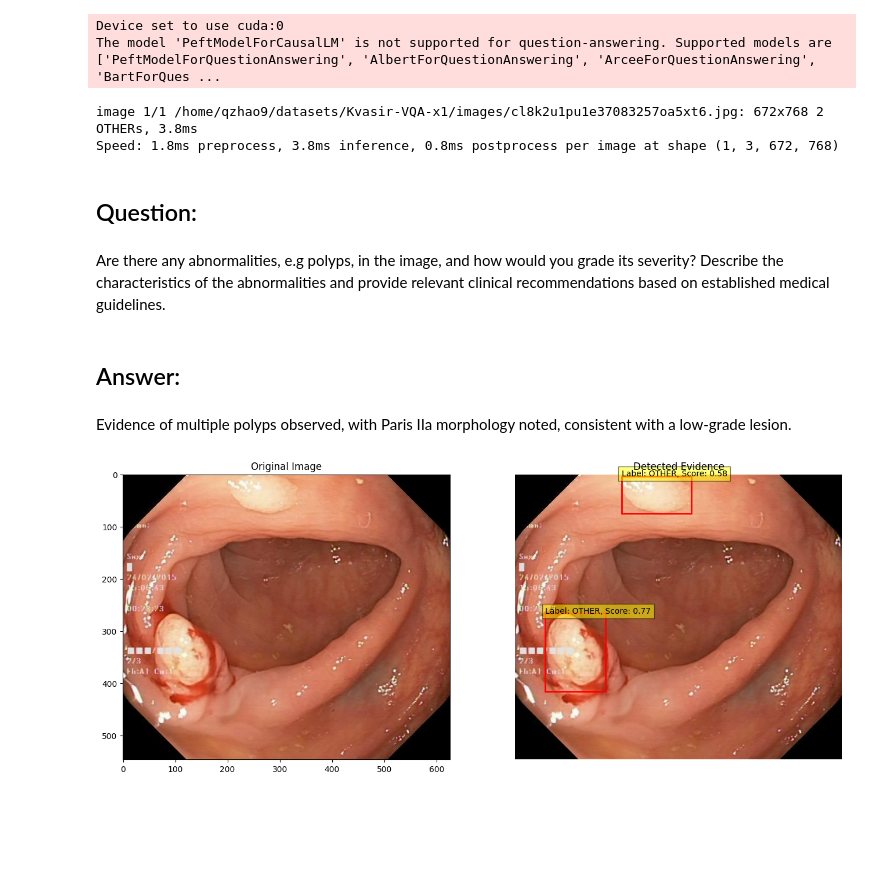
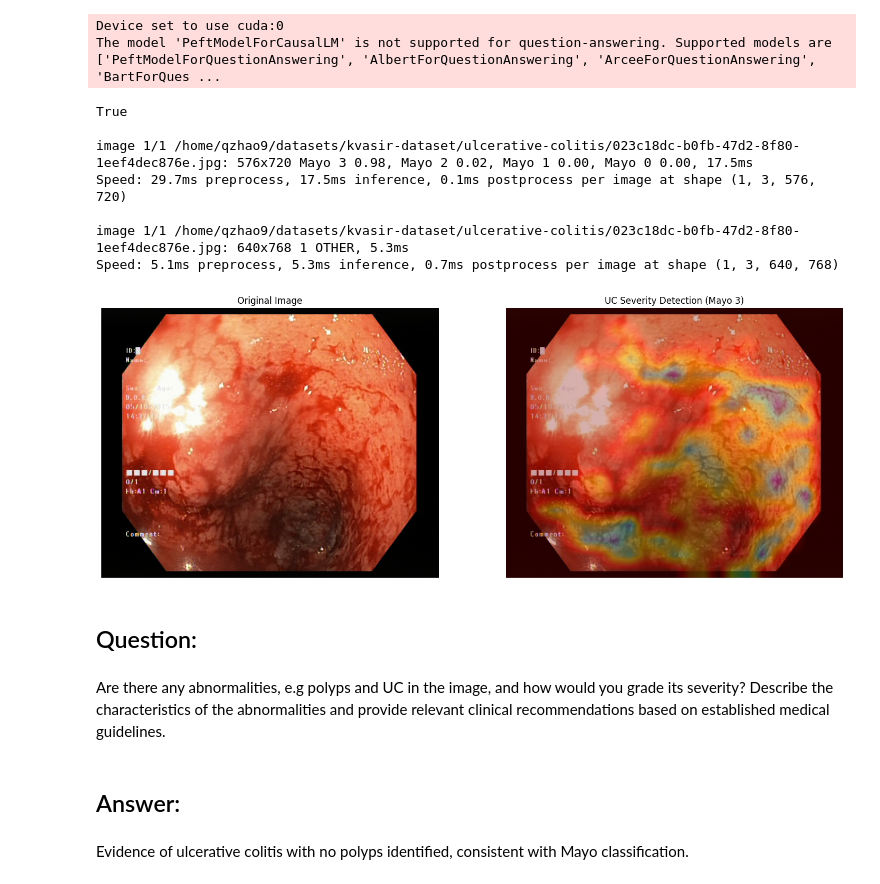
Before and after one commit to Q-Zhao-9/gradproj, a Jupyter notebook: experiments/rag.ipynb, the cells around one changed output. Drawn from its saved outputs; the diff is of its cells as text; code cells hidden in the pictures; blank space fills up the shorter version.

```diff
--- a/experiments/rag.ipynb
+++ b/experiments/rag.ipynb
@@ -924,24 +924,46 @@ You are a medical expert. Use ONLY the evidence provided.
 === Evidence ===
 {context}
 
+Answer the following question.
 === Question ===
 {question}
 
 Provide a detailed medical answer with a rationale referencing the evidence.
+""",
+
+'v3':"""
+You are a medical expert. You are given the following evidence from medical literature:
+=== Evidence ===
+{context}
+
+A polyp and UC detection system has detected the following from the image: UC severity level is {uc_severity}, {num_polyps} polyps detected. Include those details in your answer.
+
+Answer the following question.
+=== Question ===
+{question}
+
+Provide a detailed medical answer (for example, number of polyps found, the severity of UC), and clarify the answer with a rationale referencing the evidence.
 """
 }
 
-def medical_rag_qa(img,question, prompt_version='v2'):
+def medical_rag_qa(img,question, prompt_version='v2',uc_severity=None, num_of_polyps=None):
     # Step 1 — Convert to PICO
     pico_question = pico_query(img,question)
     # print('=========== Generated PICO Format Question =====================================')
     # print(pico_question)
     # Step 2 — Retrieve evidence
     retrieved = retrieve_top_k(pico_question, k=5)
-    context = "\n".join(retrieved[0])
+    # context = "\n".join(retrieved[0])
+    context = ""
     # Step 3 — Construct final answer prompt
+    # if uc_severity:
+    #     # question = f'From the given image, the patient has ulcerative colitis with severity level: {uc_severity}. {question}'
+    #     context = f'The patient has ulcerative colitis with severity level: {uc_severity}.\n' + context
 
-    final_prompt = qa_prompt[prompt_version].format(context=context, question=question)
+    final_prompt = qa_prompt[prompt_version].format(context=context,
+                                                    question=question,
+                                                    uc_severity=uc_severity if uc_severity else 'N/A',
+                                                    num_polyps=num_of_polyps if num_of_polyps else 'N/A')
     # print('=========== QA Prompt =====================================')
     # print(final_prompt)
     # Step 4 — Generate final answer
@@ -985,47 +1072,57 @@ seg_model = YOLO(pre_trained_model)
 # %%
+import traceback
 from IPython.display import display, Markdown, Image
 import os
 import gc
 
 torch.manual_seed(27603)
 
 question="""
-Are there any abnormalities, e.g polyps,  in the image, and how would you grade its severity? Describe the characteristics of the abnormalities and provide relevant clinical recommendations based on established medical guidelines.
+Are there any abnormalities, e.g polyps and UC  in the image, and how would you grade its severity? Describe the characteristics of the abnormalities and provide relevant clinical recommendations based on established medical guidelines.
 
 """
 img = "/home/qzhao9/datasets/Kvasir-VQA-x1/images/cl8k2u1pu1e37083257oa5xt6.jpg"
-
+# img = '/home/qzhao9/datasets/kvasir-dataset/normal-cecum/0ab26ff5-3161-4a17-bcf4-95663033af0a.jpg'
+# img ='/home/qzhao9/datasets/kvasir-dataset/ulcerative-colitis/1fd0b100-f61b-421a-aadc-30a5e05662bb.jpg'
+img = "/home/qzhao9/datasets/kvasir-dataset/ulcerative-colitis/023c18dc-b0fb-47d2-8f80-1eef4dec876e.jpg"
 # # Display the image using IPython.display
 # if os.path.exists(img):
 #     display(Image(filename=img,width=400, height=400))
 # else:
 #     display(Markdown(f"Image not found: {img}"))
 # print(os.path.exists(img))
 # print(pico_query(img, question))
 try:
-    answer,evidence = medical_rag_qa(img,question,'v2')
-    pred_results = seg_model(img)
+    uc_severity, cam_image = classify_uc_severity(clf_model, img)
+    pred_results = seg_model(img, conf=0.5)
+    num_polyps = display_seg_image(pred_results[0], img, cam_image,uc_severity)
 
+    answer,evidence = medical_rag_qa(img,question,'v3',uc_severity,num_polyps)
     display(Markdown("## Question:"))
     display(Markdown(question))
     display(Markdown("## Answer:"))
     display(Markdown(answer))
-    display_seg_image(pred_results[0], img)
     # display(Markdown("### Retrieved Evidence:"))
-    # display(Markdown(evidence))
+    display(Markdown(evidence))
     # pred_results[0].show()
 except Exception as e:
     print('Error during medical_rag_qa: ', e)
+    traceback.print_exc()
 finally:
     # clear GPU cache
     torch.cuda.empty_cache()
     gc.collect()
 # %% [output]
-image 1/1 /home/qzhao9/datasets/Kvasir-VQA-x1/images/cl8k2u1pu1e37083257oa5xt6.jpg: 672x768 2 OTHERs, 3.8ms
-Speed: 1.8ms preprocess, 3.8ms inference, 0.8ms postprocess per image at shape (1, 3, 672, 768)
+True
+
+image 1/1 /home/qzhao9/datasets/kvasir-dataset/ulcerative-colitis/023c18dc-b0fb-47d2-8f80-1eef4dec876e.jpg: 576x720 Mayo 3 0.98, Mayo 2 0.02, Mayo 1 0.00, Mayo 0 0.00, 17.5ms
+Speed: 29.7ms preprocess, 17.5ms inference, 0.1ms postprocess per image at shape (1, 3, 576, 720)
+
+image 1/1 /home/qzhao9/datasets/kvasir-dataset/ulcerative-colitis/023c18dc-b0fb-47d2-8f80-1eef4dec876e.jpg: 640x768 1 OTHER, 5.3ms
+Speed: 5.1ms preprocess, 5.3ms inference, 0.7ms postprocess per image at shape (1, 3, 640, 768)
+[figure, new version]
 ## Question:
 
-Are there any abnormalities, e.g polyps,  in the image, and how would you grade its severity? Describe the characteristics of the abnormalities and provide relevant clinical recommendations based on established medical guidelines.
+Are there any abnormalities, e.g polyps and UC  in the image, and how would you grade its severity? Describe the characteristics of the abnormalities and provide relevant clinical recommendations based on established medical guidelines.
 ## Answer:
-Evidence of multiple polyps observed, with Paris IIa morphology noted, consistent with a low-grade lesion.
+Evidence of ulcerative colitis with no polyps identified, consistent with Mayo classification.
-[figure, old version]
```
Also changed, not shown: parts of 4 cells of this notebook, 6 other files.
